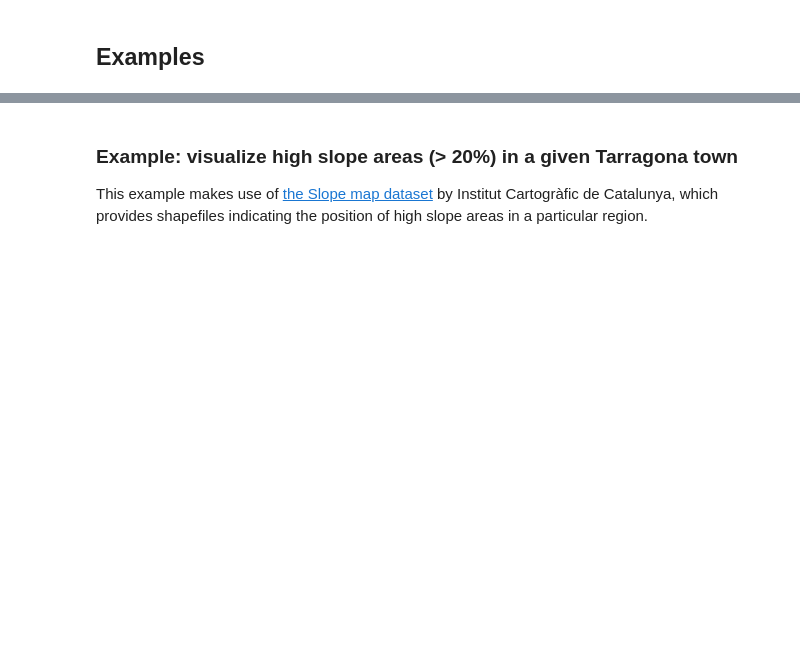
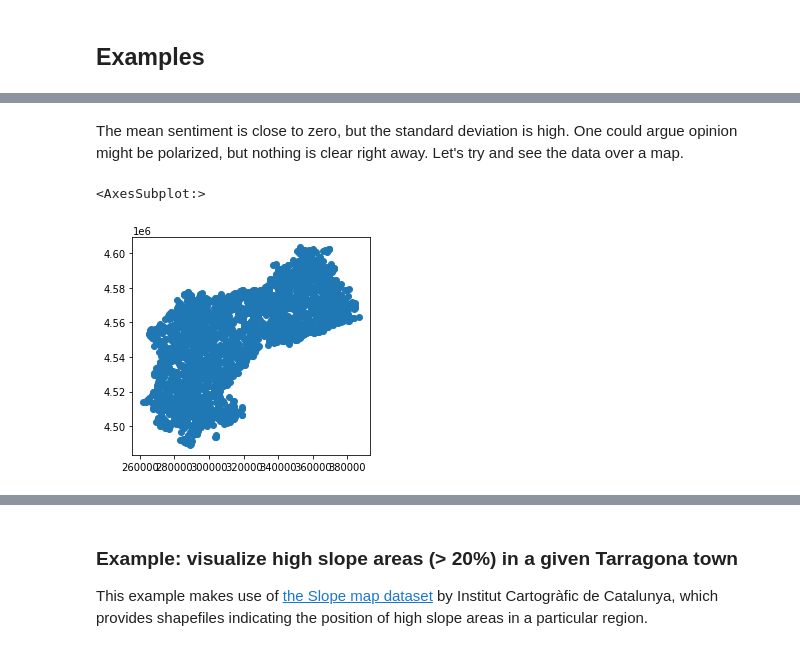
Before and after one commit to cloudbutton/geospatial-bootstrap, a Jupyter notebook: Geospatial Bootstrap.ipynb, the cells around one changed output, grey strips where cells are left out. Cells and saved outputs as stored; diff of their text form; code cells hidden in the pictures; blank space fills up the shorter version.

Commit message:
Sentiment analysis example added

```diff
--- a/Geospatial Bootstrap.ipynb
+++ b/Geospatial Bootstrap.ipynb
@@ -530,0 +543,2 @@ https://docs.bokeh.org/en/latest/docs/user_guide/jupyter.html
+# %%
+gdf_sentiment = gpd.read_file("data/sentiment/sentiment.shp")
@@ -530,0 +575,7 @@ https://docs.bokeh.org/en/latest/docs/user_guide/jupyter.html
+# %% [markdown]
+The mean sentiment is close to zero, but the standard deviation is high. One could argue opinion might be polarized, but nothing is clear right away. Let's try and see the data over a map.
+# %%
+gdf_sentiment.plot()
+# %% [output]
+<AxesSubplot:>
+[figure, added]
```
Also changed, not shown: parts of 29 cells of this notebook, 4 other files.
